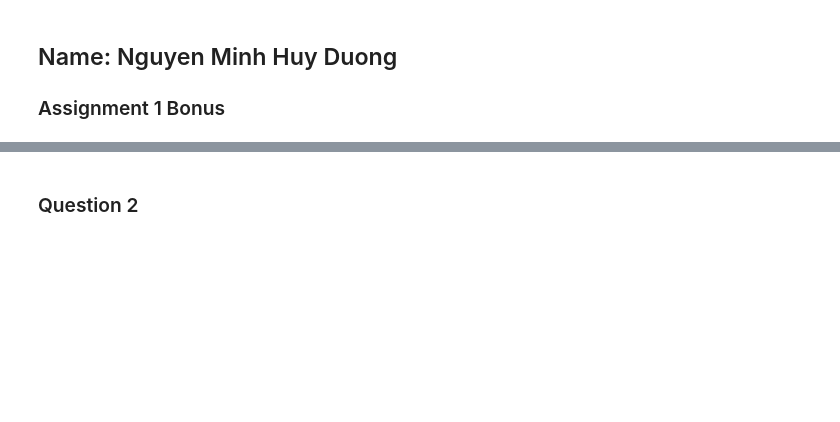
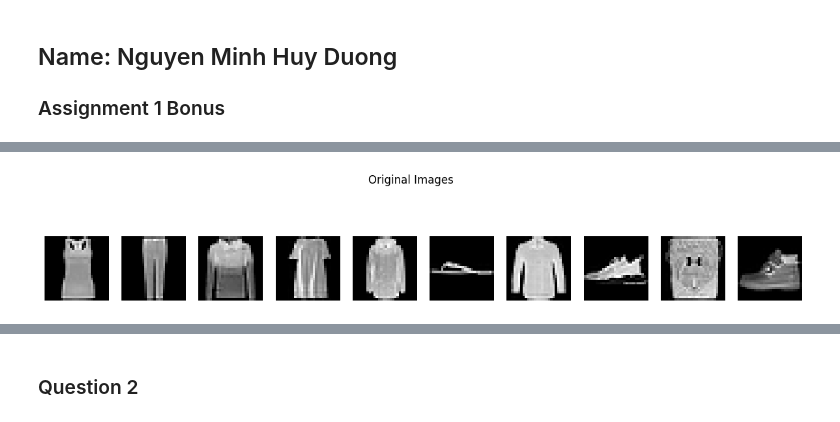
Before and after one commit to Huy1996/CMPE-255, a Jupyter notebook: Assignment 1 bonus/assignment1.ipynb, the cells around one changed output, grey strips where cells are left out. Cells and saved outputs as stored; diff of their text form; code cells hidden in the pictures; blank space fills up the shorter version.

```diff
--- a/Assignment 1 bonus/assignment1.ipynb
+++ b/Assignment 1 bonus/assignment1.ipynb
@@ -29,0 +44,10 @@ plt.show()
+# %%
+# Select 10 images
+images = []
+labels = []
+
+for label in range(10):
+    images.append(X[y==label].iloc[0, :]) # Select first image for each label
+    labels.append(label)
+
+images = np.array(images)
@@ -29,0 +68,16 @@ plt.show()
+# %%
+def show_image(images, title):
+    fig, axes = plt.subplots(1, 10, figsize=(15, 3))
+
+    for i in range(10):
+        axes[i].imshow(images[i], cmap='gray')
+        axes[i].axis('off')
+
+    plt.suptitle(title)
+    plt.show()
+# %%
+# Reshape the 784-pixel flat image into a 28x28 image
+images_reshaped = [image.reshape(28, 28) for image in images]
+show_image(images_reshaped, "Original Images")
+# %% [output]
+[figure, added]
```
Also changed, not shown: parts of 29 cells of this notebook.
